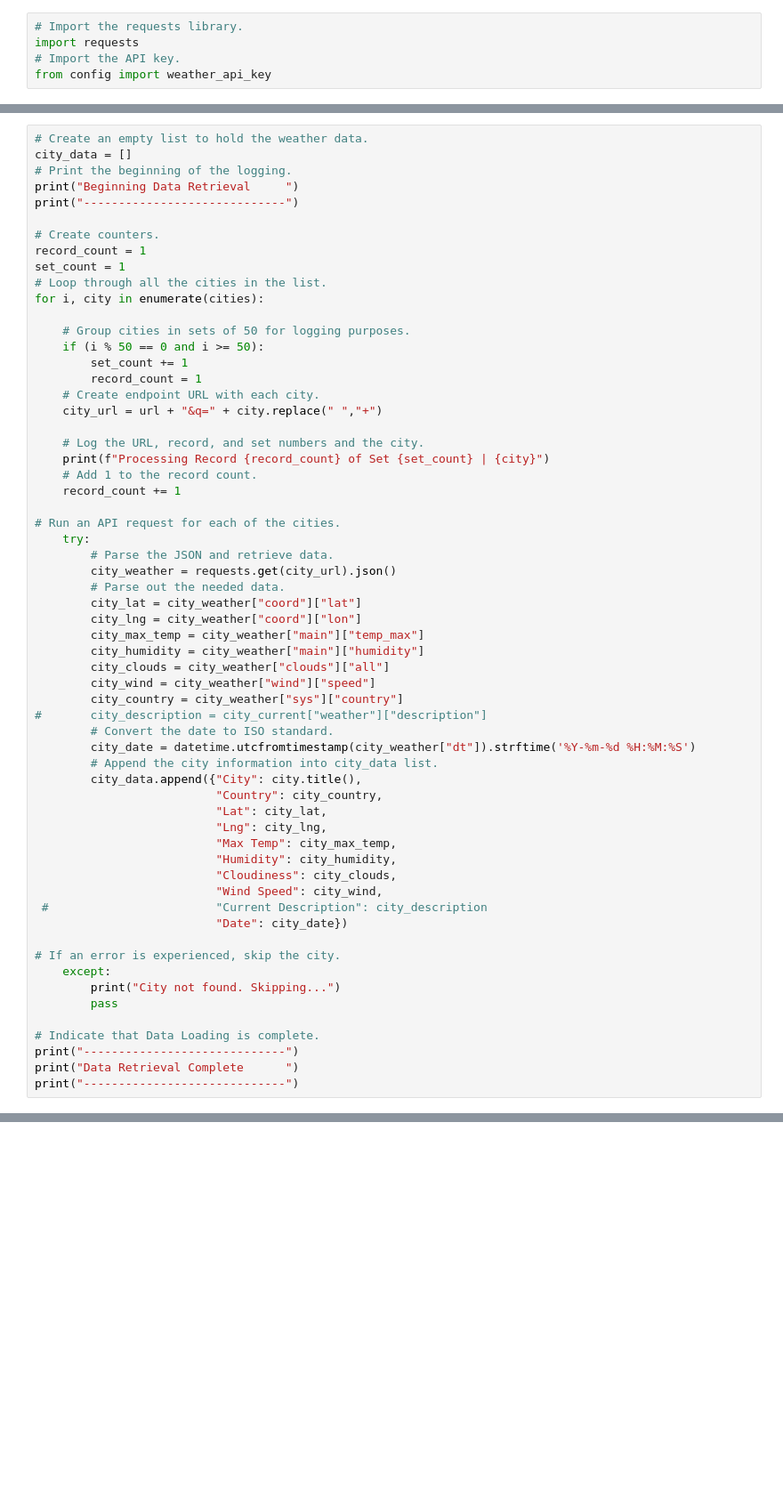
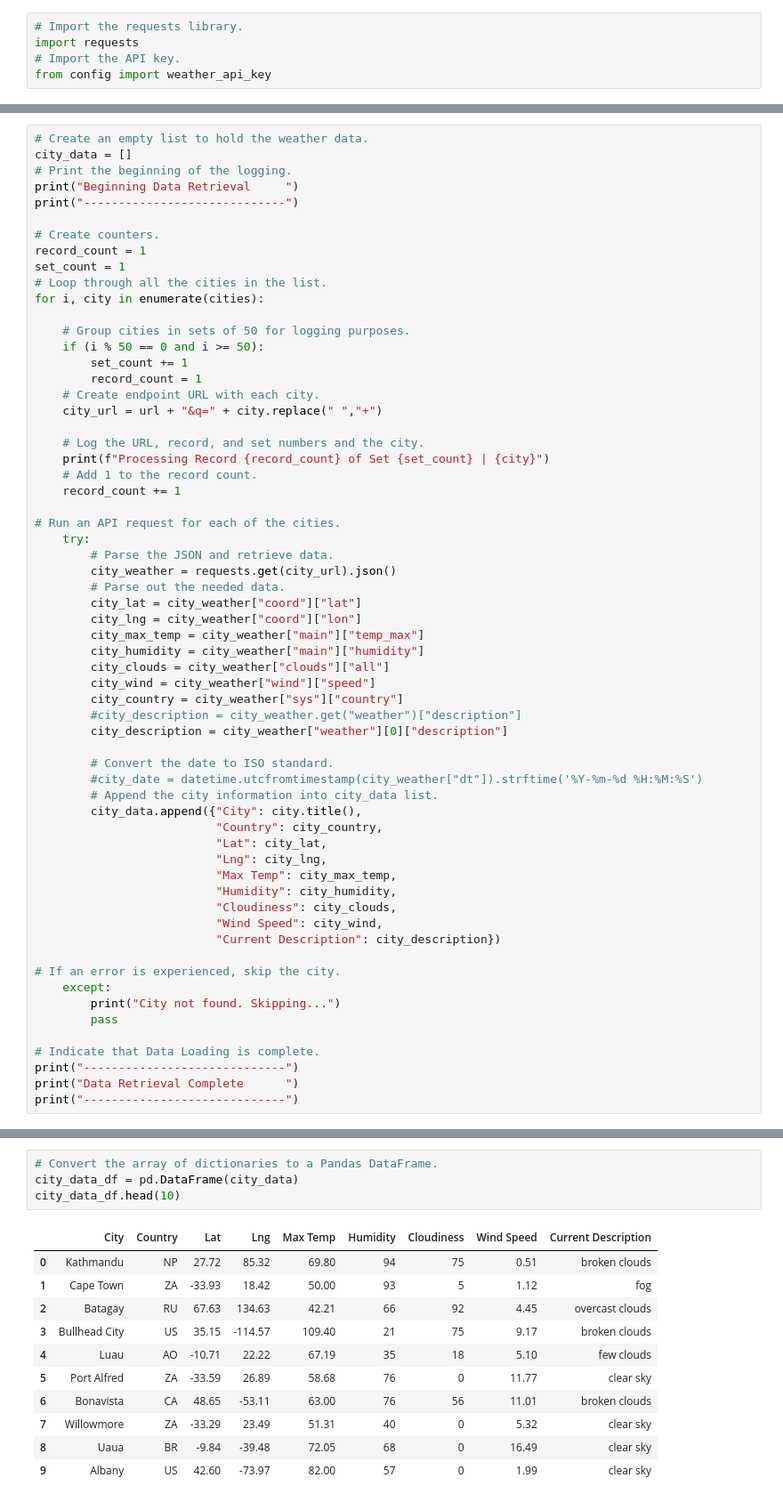
Before and after one commit to tarajarell/World_Weather_Analysis, a Jupyter notebook: Weather_Database/Weather_Database.ipynb, the cells around one changed output, grey strips where cells are left out. Shown at 89% size. Drawn from its saved outputs; the diff is of its cells as text; blank space fills up the shorter version.

```diff
--- a/Weather_Database/Weather_Database.ipynb
+++ b/Weather_Database/Weather_Database.ipynb
@@ -78,9 +105,11 @@ for i, city in enumerate(cities):
         city_clouds = city_weather["clouds"]["all"]
         city_wind = city_weather["wind"]["speed"]
         city_country = city_weather["sys"]["country"]
-#       city_description = city_current["weather"]["description"]
+        #city_description = city_weather.get("weather")["description"]
+        city_description = city_weather["weather"][0]["description"]
+
         # Convert the date to ISO standard.
-        city_date = datetime.utcfromtimestamp(city_weather["dt"]).strftime('%Y-%m-%d %H:%M:%S')
+        #city_date = datetime.utcfromtimestamp(city_weather["dt"]).strftime('%Y-%m-%d %H:%M:%S')
         # Append the city information into city_data list.
         city_data.append({"City": city.title(),
                           "Country": city_country,
@@ -90,8 +119,7 @@ for i, city in enumerate(cities):
                           "Humidity": city_humidity,
                           "Cloudiness": city_clouds,
                           "Wind Speed": city_wind,
- #                        "Current Description": city_description
-                          "Date": city_date})
+                          "Current Description": city_description})
 
 # If an error is experienced, skip the city.
     except:
@@ -104,0 +151,16 @@ print("-----------------------------")
+# %%
+# Convert the array of dictionaries to a Pandas DataFrame.
+city_data_df = pd.DataFrame(city_data)
+city_data_df.head(10)
+# %% [output]
+|  | City | Country | Lat | Lng | Max Temp | Humidity | Cloudiness | Wind Speed | Current Description |
+| 0 | Kathmandu | NP | 27.72 | 85.32 | 69.80 | 94 | 75 | 0.51 | broken clouds |
+| 1 | Cape Town | ZA | -33.93 | 18.42 | 50.00 | 93 | 5 | 1.12 | fog |
+| 2 | Batagay | RU | 67.63 | 134.63 | 42.21 | 66 | 92 | 4.45 | overcast clouds |
+| 3 | Bullhead City | US | 35.15 | -114.57 | 109.40 | 21 | 75 | 9.17 | broken clouds |
+| 4 | Luau | AO | -10.71 | 22.22 | 67.19 | 35 | 18 | 5.10 | few clouds |
+| 5 | Port Alfred | ZA | -33.59 | 26.89 | 58.68 | 76 | 0 | 11.77 | clear sky |
+| 6 | Bonavista | CA | 48.65 | -53.11 | 63.00 | 76 | 56 | 11.01 | broken clouds |
+| 7 | Willowmore | ZA | -33.29 | 23.49 | 51.31 | 40 | 0 | 5.32 | clear sky |
+| 8 | Uaua | BR | -9.84 | -39.48 | 72.05 | 68 | 0 | 16.49 | clear sky |
+| 9 | Albany | US | 42.60 | -73.97 | 82.00 | 57 | 0 | 1.99 | clear sky |
```
Also changed, not shown: parts of 7 cells of this notebook, 3 other files.
